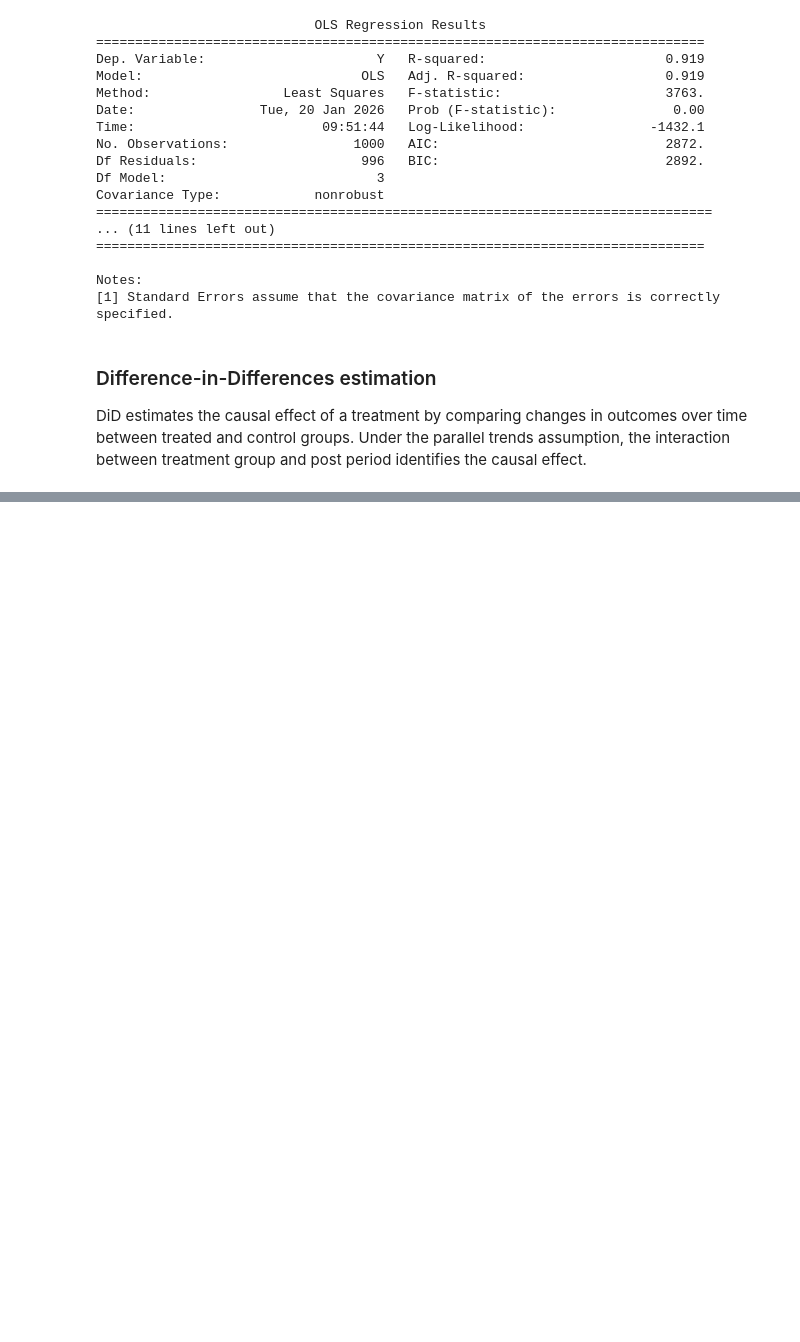
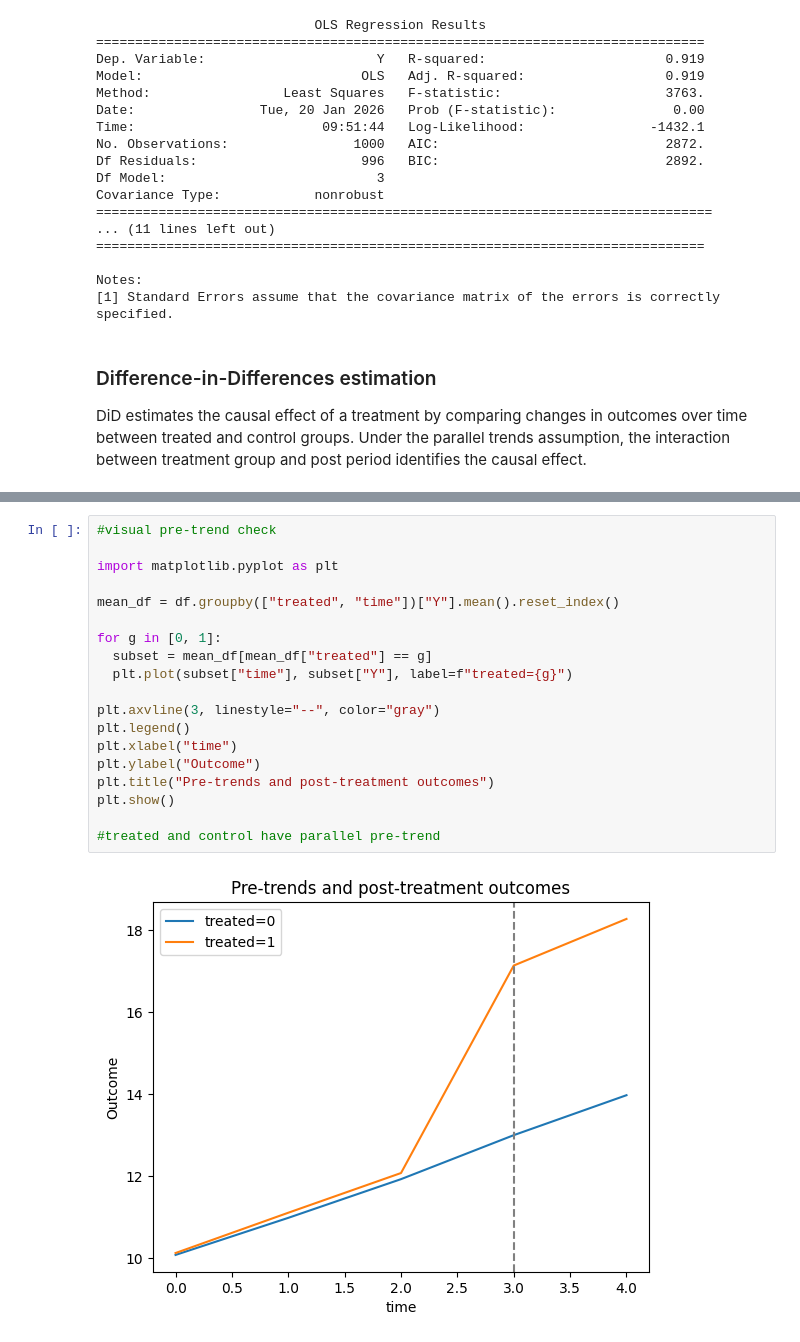
Before and after one commit to julie-dfx/causal-decision-analytics, a Jupyter notebook: 00_reboot_03_causal_identification.ipynb, the cells around one changed output, grey strips where cells are left out. Drawn from its saved outputs; the diff is of its cells as text; blank space fills up the shorter version.

```diff
--- a/00_reboot_03_causal_identification.ipynb
+++ b/00_reboot_03_causal_identification.ipynb
@@ -616,0 +664,21 @@ DiD estimates the causal effect of a treatment by comparing changes in outcomes
+# %%
+#visual pre-trend check
+
+import matplotlib.pyplot as plt
+
+mean_df = df.groupby(["treated", "time"])["Y"].mean().reset_index()
+
+for g in [0, 1]:
+  subset = mean_df[mean_df["treated"] == g]
+  plt.plot(subset["time"], subset["Y"], label=f"treated={g}")
+
+plt.axvline(3, linestyle="--", color="gray")
+plt.legend()
+plt.xlabel("time")
+plt.ylabel("Outcome")
+plt.title("Pre-trends and post-treatment outcomes")
+plt.show()
+
+#treated and control have parallel pre-trend
+# %% [output]
+[figure, added]
```
Also changed, not shown: parts of 8 cells of this notebook.
